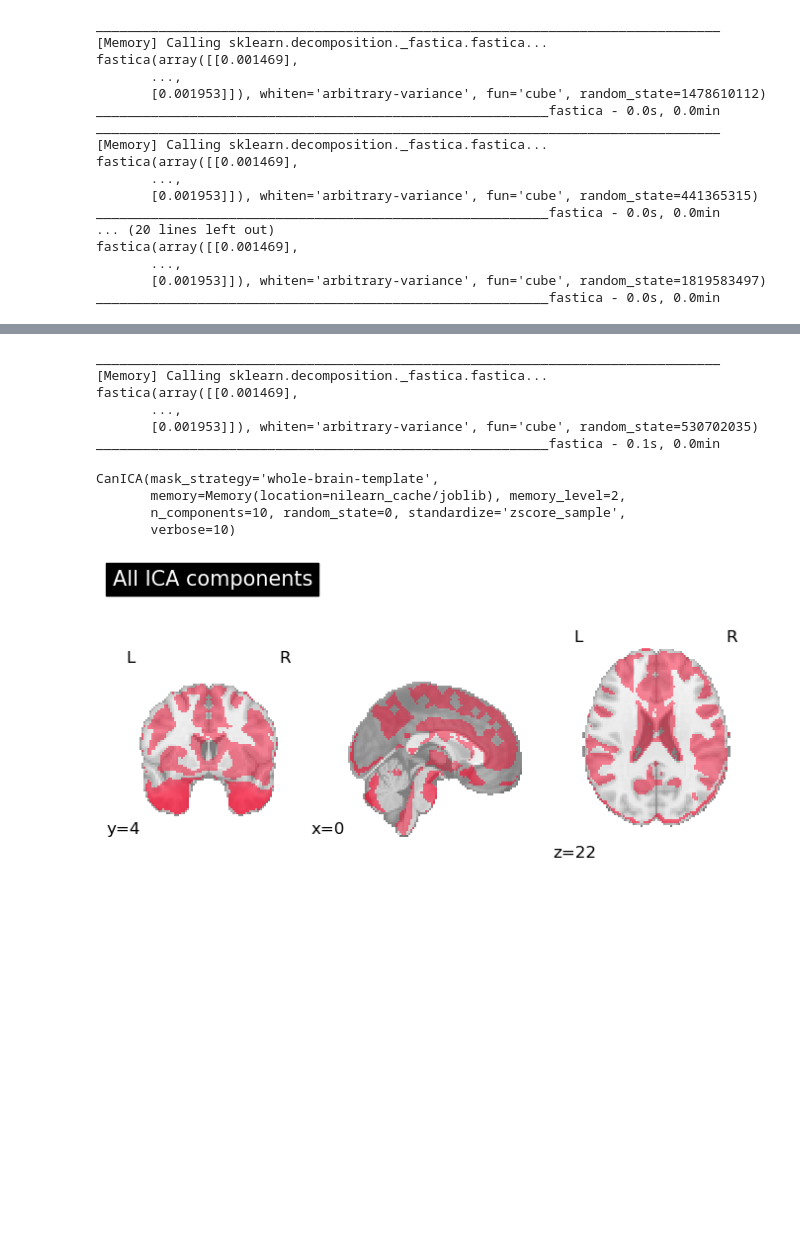
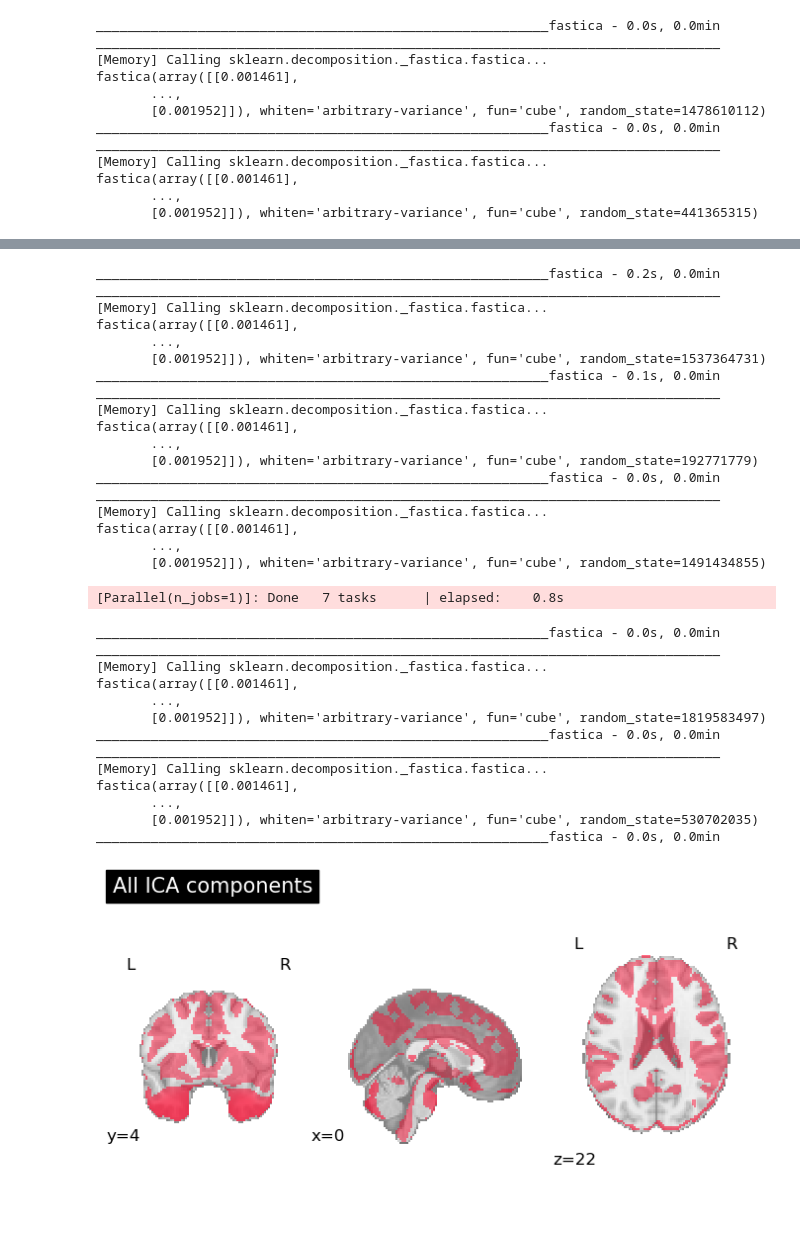
Before and after one commit to justyna3773/mlatnan_mixed_gambles_project, a Jupyter notebook: preprocessed_ica.ipynb, the cells around one changed output, grey strips where cells are left out. Saved outputs shown, nothing was run; the diff lists cells and outputs as text; code cells hidden in the pictures; blank space fills up the shorter version.

```diff
--- a/preprocessed_ica.ipynb
+++ b/preprocessed_ica.ipynb
@@ -13,4 +102,7 @@ func_filenames = [
 # %%
+func_filenames = [
+    'win_loss_diff.nii.gz'
+]
 canica = CanICA(
     n_components=10,
     memory='nilearn_cache',
@@ -21,4 +113,6 @@ canica = CanICA(
     standardize='zscore_sample',
 )
 canica.fit(func_filenames)
+plot_prob_atlas(canica.components_img_, title='All ICA components', draw_cross=False)
+plt.show()
 # %% [output]
@@ -44,17 +137,12 @@ __________________________________________________________fastica - 0.0s, 0.0min
-________________________________________________________________________________
-[Memory] Calling sklearn.decomposition._fastica.fastica...
-fastica(array([[0.001469],
-       ...,
-       [0.001953]]), whiten='arbitrary-variance', fun='cube', random_state=1478610112)
 __________________________________________________________fastica - 0.0s, 0.0min
 ________________________________________________________________________________
 [Memory] Calling sklearn.decomposition._fastica.fastica...
-fastica(array([[0.001469],
+fastica(array([[0.001461],
        ...,
-       [0.001953]]), whiten='arbitrary-variance', fun='cube', random_state=441365315)
+       [0.001952]]), whiten='arbitrary-variance', fun='cube', random_state=1478610112)
 __________________________________________________________fastica - 0.0s, 0.0min
-... (20 lines left out)
-fastica(array([[0.001469],
+________________________________________________________________________________
+[Memory] Calling sklearn.decomposition._fastica.fastica...
+fastica(array([[0.001461],
        ...,
-       [0.001953]]), whiten='arbitrary-variance', fun='cube', random_state=1819583497)
-__________________________________________________________fastica - 0.0s, 0.0min
+       [0.001952]]), whiten='arbitrary-variance', fun='cube', random_state=441365315)
@@ -62,18 +150,36 @@ __________________________________________________________fastica - 0.0s, 0.0min
+__________________________________________________________fastica - 0.2s, 0.0min
 ________________________________________________________________________________
 [Memory] Calling sklearn.decomposition._fastica.fastica...
-fastica(array([[0.001469],
+fastica(array([[0.001461],
        ...,
-       [0.001953]]), whiten='arbitrary-variance', fun='cube', random_state=530702035)
+       [0.001952]]), whiten='arbitrary-variance', fun='cube', random_state=1537364731)
 __________________________________________________________fastica - 0.1s, 0.0min
+________________________________________________________________________________
+[Memory] Calling sklearn.decomposition._fastica.fastica...
+fastica(array([[0.001461],
+       ...,
+       [0.001952]]), whiten='arbitrary-variance', fun='cube', random_state=192771779)
+__________________________________________________________fastica - 0.0s, 0.0min
+________________________________________________________________________________
+[Memory] Calling sklearn.decomposition._fastica.fastica...
+fastica(array([[0.001461],
+       ...,
+       [0.001952]]), whiten='arbitrary-variance', fun='cube', random_state=1491434855)
-CanICA(mask_strategy='whole-brain-template',
-       memory=Memory(location=nilearn_cache/joblib), memory_level=2,
-       n_components=10, random_state=0, standardize='zscore_sample',
-       verbose=10)
+[Parallel(n_jobs=1)]: Done   7 tasks      | elapsed:    0.8s
+__________________________________________________________fastica - 0.0s, 0.0min
+________________________________________________________________________________
+[Memory] Calling sklearn.decomposition._fastica.fastica...
+fastica(array([[0.001461],
+       ...,
+       [0.001952]]), whiten='arbitrary-variance', fun='cube', random_state=1819583497)
+__________________________________________________________fastica - 0.0s, 0.0min
+________________________________________________________________________________
+[Memory] Calling sklearn.decomposition._fastica.fastica...
+fastica(array([[0.001461],
+       ...,
+       [0.001952]]), whiten='arbitrary-variance', fun='cube', random_state=530702035)
+__________________________________________________________fastica - 0.0s, 0.0min
+[figure, added]
-# %%
-plot_prob_atlas(canica.components_img_, title='All ICA components', draw_cross=False)
-plt.show()
-# %% [output]
-[figure, removed]
 # %%
 print('Total explained variance:', canica.score(canica.components_img_))
 # %% [output]
```
Also changed, not shown: parts of 25 cells of this notebook.
